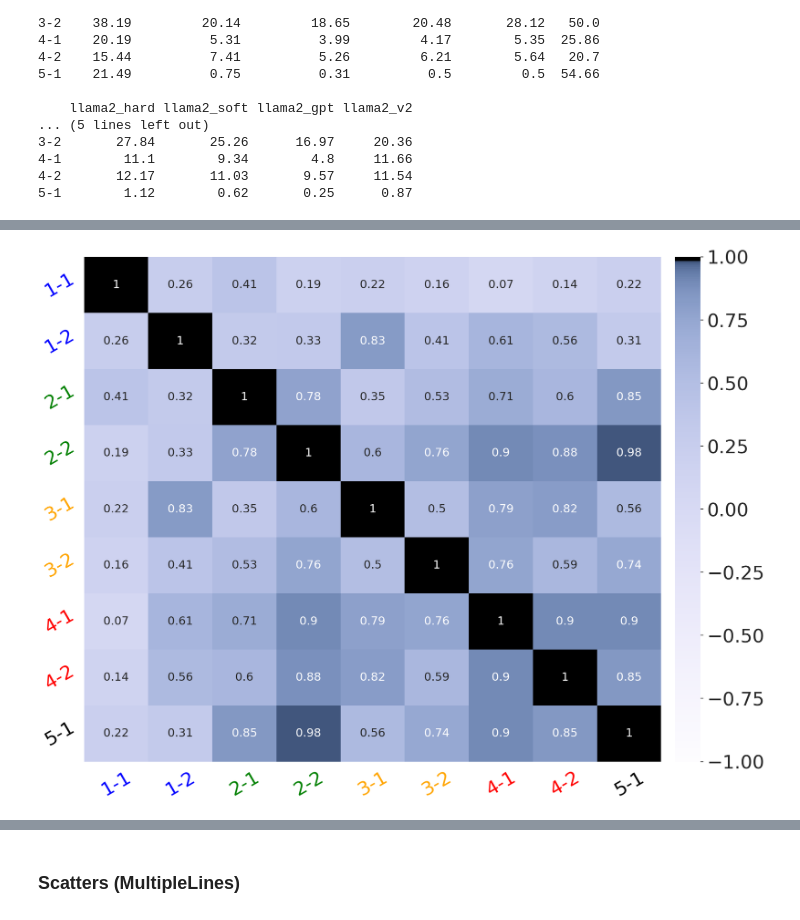
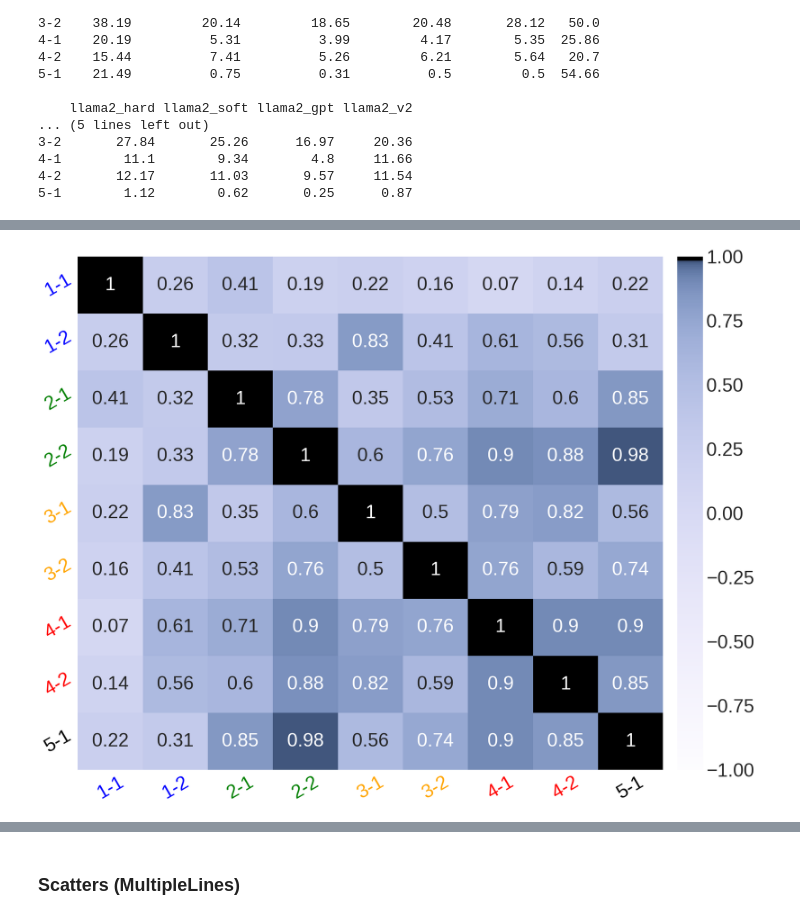
Before and after one commit to THU-KEG/WaterBench, a Jupyter notebook: gen_table.ipynb, the cells around one changed output, grey strips where cells are left out. Drawn from its saved outputs; the diff is of its cells as text; code cells hidden in the pictures.

```diff
--- a/gen_table.ipynb
+++ b/gen_table.ipynb
@@ -25,16 +25,39 @@ if not os.path.exists(save_pic_dir):
 
 input_dir = "./pred"
 
-flag = 1 # 1: llama 0: internlm
-model_names = ["internlm-7b-8k", "llama2-7b-chat-4k"]
+flag = 1 # 1: llama 0: internlm 2: 0.7TP
+model_names = ["internlm-7b-8k", "llama2-7b-chat-4k", "llama2-7b-chat-4k"]
 
-modes0 = ["internlm-7b-8k_no_g0.1_d10.0", "llama2-7b-chat-4k_no_g0.5_d5.0"]
-modes1 = ["internlm-7b-8k_old_hard_g0.15_d10.0", "llama2-7b-chat-4k_old_hard_g0.25_d5.0"]
-modes2 = ["internlm-7b-8k_old_soft_g0.1_d10.0", "llama2-7b-chat-4k_old_soft_g0.1_d10.0"]
-modes3 = ["internlm-7b-8k_gpt_g0.25_d15.0", "llama2-7b-chat-4k_gpt_g0.1_d10.0"]
-modes4 = ["internlm-7b-8k_v2_g0.1_d10.0", "llama2-7b-chat-4k_v2_g0.25_d15.0"]
+modes0 = ["internlm-7b-8k_no_g0.1_d10.0", "llama2-7b-chat-4k_no_g0.5_d5.0", "llama2-7b-chat-4k_no_g0.5_d5.0"]
+modes1 = ["internlm-7b-8k_old_hard_g0.15_d10.0", "llama2-7b-chat-4k_old_hard_g0.25_d5.0", "llama2-7b-chat-4k_old_hard_g0.75_d5.0"]
+modes2 = ["internlm-7b-8k_old_soft_g0.1_d10.0", "llama2-7b-chat-4k_old_soft_g0.1_d10.0", "llama2-7b-chat-4k_old_soft_g0.75_d15.0"]
+modes3 = ["internlm-7b-8k_gpt_g0.25_d15.0", "llama2-7b-chat-4k_gpt_g0.1_d10.0", "llama2-7b-chat-4k_gpt_g0.65_d12.5"]
+modes4 = ["internlm-7b-8k_v2_g0.1_d10.0", "llama2-7b-chat-4k_v2_g0.25_d15.0", "llama2-7b-chat-4k_v2_g0.75_d15.0"]
 
 all_modes = [modes0, modes1, modes2, modes3, modes4]
+
+dict_mission = {
+    0: "konwledge_memorization",
+    1: "konwledge_understanding",
+    2: "longform_qa",
+    3: "finance_qa",
+    4: "hotpotqa",
+    5: "lcc",
+    6: "multi_news",
+    7: "qmsum",
+    8: "alpacafarm",
+    9: "avarage_mode"
+}
+
+dict_cate_mission = {
+    0: "C1:(Short Q, Short A)",
+    1: "C2:(Short Q, Long A)",
+    2: "C3:(Long Q, Short A)",
+    3: "C4:(Long Q, Long A)",
+    4: "C5:Open-Ended",
+    5: "C6:OverAll"
+}
+
 # model_name = "internlm-7b-8k"
 
 # mode0 = "internlm-7b-8k_no_g0.1_d10.0"
@@ -582,7 +584,7 @@ for j in range(len(mutual_mode)):
 
         # tp_score_L1 = (tp_score1 * sum1 + tp_score2 *sum2) / (sum1 + sum2)
 
-        if tp_score1.empty or float(tp_score1.iloc[0]) < 0.05 or tp_score2.empty or float(tp_score2.iloc[0]) < 0.05 :
+        if tp_score1.empty or tp_score2.empty:
             output_str += "--"
         else:
             tp_score_i = float(tp_score1.iloc[0])
@@ -705,7 +707,7 @@ for j in range(len(mutual_mode)):
 
     # tp_score_L1 = (tp_score1 * sum1 + tp_score2 *sum2) / (sum1 + sum2)
 
-    if tp_score1.empty or float(tp_score1.iloc[0]) < 0.05 or tp_score2.empty or float(tp_score2.iloc[0]) < 0.05 :
+    if tp_score1.empty or tp_score2.empty:
         output_str += "--"
     else:
         tp_score_i = float(tp_score1.iloc[0])
@@ -1436,21 +1493,21 @@ Index([0.001, 0.005, 0.01, 0.05, 'kk_k'], dtype='object', name='MutProb')
 # %%
 spr_scores = draw_matrix1.transpose().corr(method='spearman').round(2)
 fig, ax = plt.subplots(figsize=(20,15))
 colormap = sns.cubehelix_palette(start=2.8, rot=0.1, gamma=0.2, dark=-0.0, light=0.95, as_cmap=True)
-hs = sns.heatmap(spr_scores, vmin=-1, vmax=1, annot=True, annot_kws={'size':22}, cmap=colormap, cbar_kws={"pad":0.02})
+hs = sns.heatmap(spr_scores, vmin=-1, vmax=1, annot=True, annot_kws={'size':36}, cmap=colormap, cbar_kws={"pad":0.02})
 cbar = ax.collections[0].colorbar
 # here set the labelsize by 20
 cbar.ax.tick_params(labelsize=36)
 
 # ax.set_title('Spearman\'s ρ between datasets with model performance as variables', fontsize=20)
 ax.tick_params(labelsize=36, rotation=30)
 
 y_colors=['blue']*2 + ['green']*2 + ['orange']*2 + ['red']*2 + ['black']*1
 x_colors=['blue']*5 + ['green']*5
 [t.set_color(y_colors[i]) for i,t in enumerate(ax.xaxis.get_ticklabels())]
 [t.set_color(y_colors[i]) for i,t in enumerate(ax.yaxis.get_ticklabels())]
 plt.tight_layout()
 plt.show()
 fig.savefig(f'{save_pic_dir}/heat_datasets.pdf')
 # %% [output]
-[figure, old version]
+[figure, new version]
```
Also changed, not shown: parts of 32 cells of this notebook, 18 other files.
